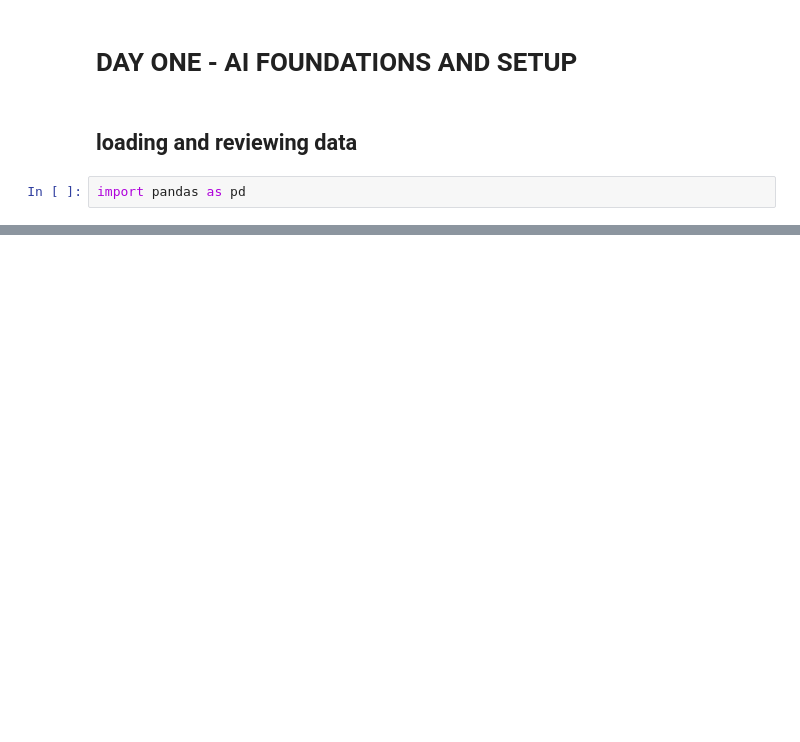
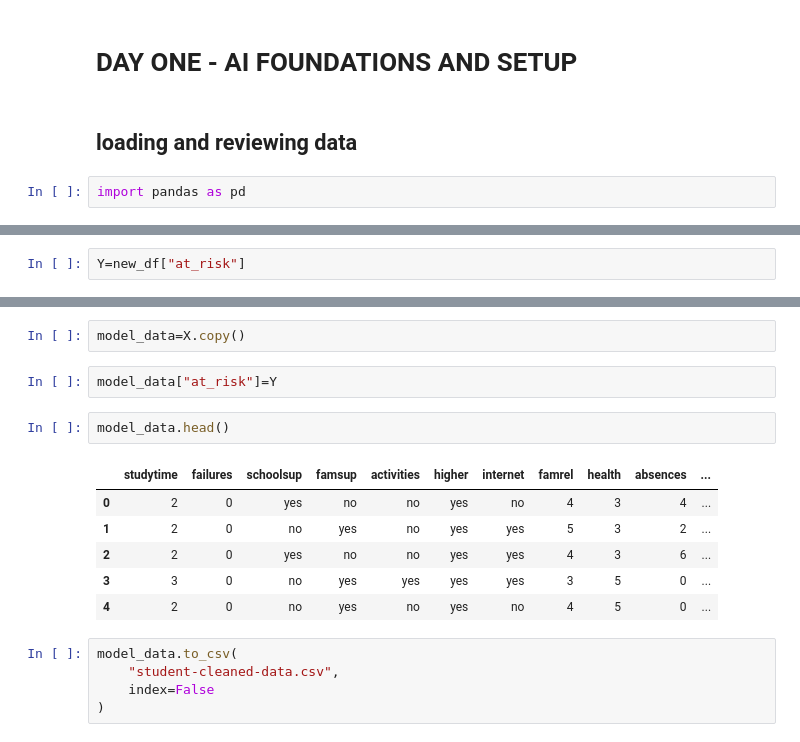
Before and after one commit to Bile-Initiative-AIML-Track/aiml-track-resources, a Jupyter notebook: machine-learning/student_at_risk.ipynb, the cells around one changed output, grey strips where cells are left out. Drawn from its saved outputs; the diff is of its cells as text; blank space fills up the shorter version.

```diff
--- a/machine-learning/student_at_risk.ipynb
+++ b/machine-learning/student_at_risk.ipynb
@@ -54,0 +210,2 @@ memory usage: 167.4+ KB
+# %%
+Y=new_df["at_risk"]
@@ -54,0 +239,18 @@ memory usage: 167.4+ KB
+# %%
+model_data=X.copy()
+# %%
+model_data["at_risk"]=Y
+# %%
+model_data.head()
+# %% [output]
+|  | studytime | failures | schoolsup | famsup | activities | higher | internet | famrel | health | absences | ... |
+| 0 | 2 | 0 | yes | no | no | yes | no | 4 | 3 | 4 | ... |
+| 1 | 2 | 0 | no | yes | no | yes | yes | 5 | 3 | 2 | ... |
+| 2 | 2 | 0 | yes | no | no | yes | yes | 4 | 3 | 6 | ... |
+| 3 | 3 | 0 | no | yes | yes | yes | yes | 3 | 5 | 0 | ... |
+| 4 | 2 | 0 | no | yes | no | yes | no | 4 | 5 | 0 | ... |
+# %%
+model_data.to_csv(
+    "student-cleaned-data.csv",
+    index=False
+)
```
Also changed, not shown: parts of 24 cells of this notebook.
